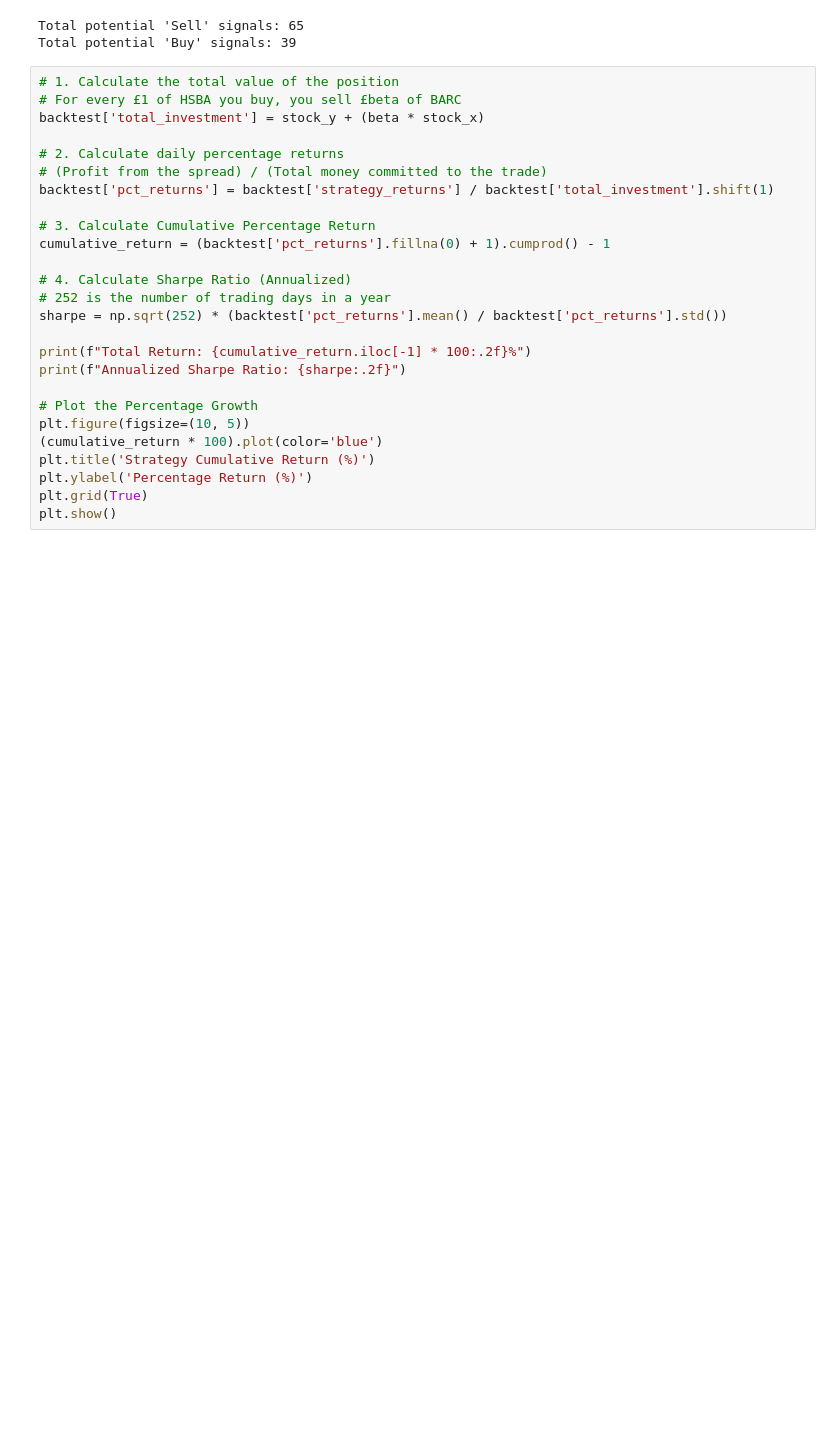
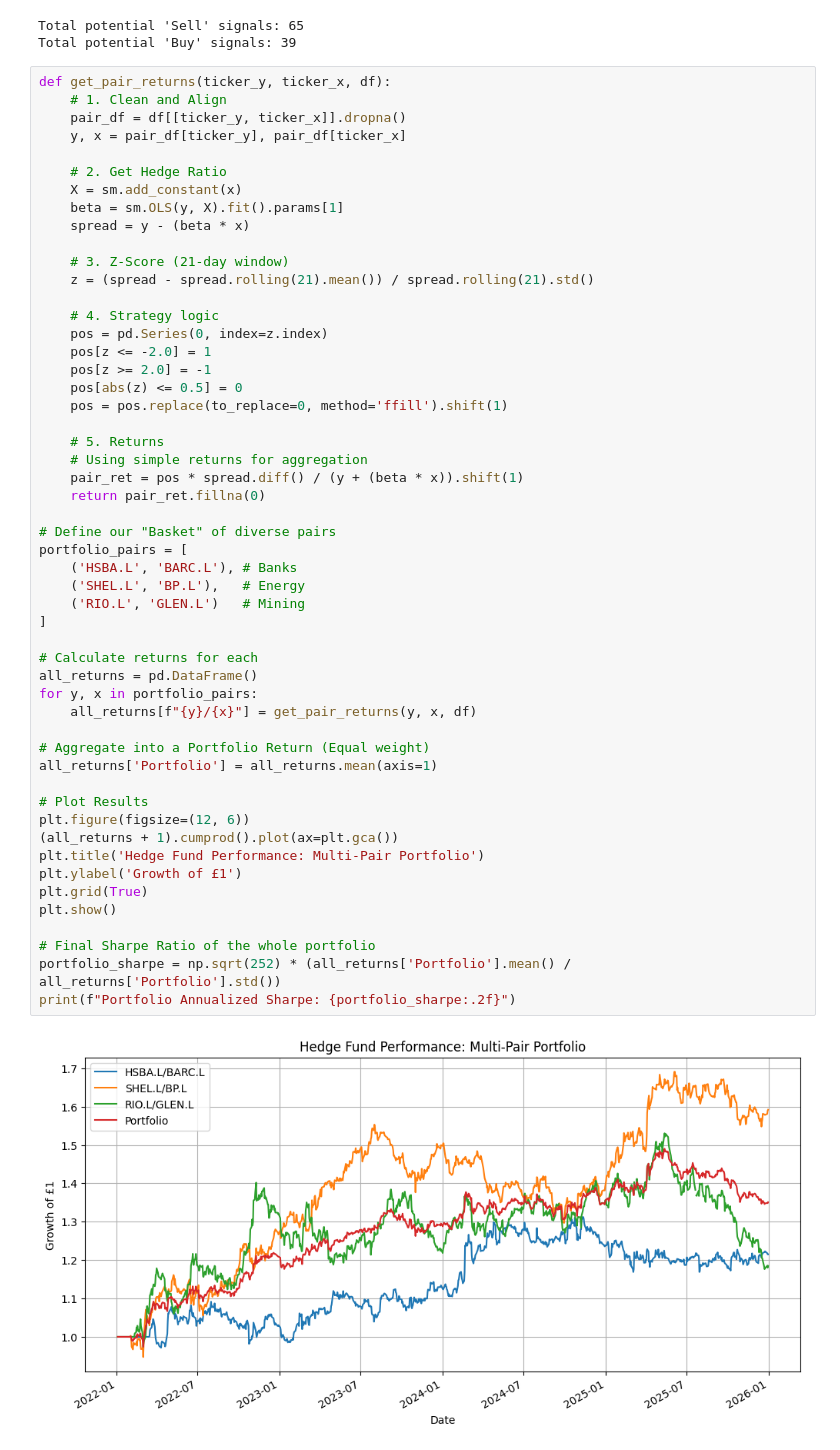
Before and after one commit to Vish27010/Statistical-Arbitrage-FTSE100, a Jupyter notebook: notebooks/01_pair_exploration.ipynb, the cells around one changed output. Cells and saved outputs as stored; diff of their text form; blank space fills up the shorter version.

Commit message:
feat: implement multi-pair scanning and portfolio aggregation

```diff
--- a/notebooks/01_pair_exploration.ipynb
+++ b/notebooks/01_pair_exploration.ipynb
@@ -119,29 +119,56 @@ print(f"Total potential 'Buy' signals: {trades_low}")
 Total potential 'Sell' signals: 65
 Total potential 'Buy' signals: 39
 # %%
-# 1. Calculate the total value of the position
-# For every £1 of HSBA you buy, you sell £beta of BARC
-backtest['total_investment'] = stock_y + (beta * stock_x)
+def get_pair_returns(ticker_y, ticker_x, df):
+    # 1. Clean and Align
+    pair_df = df[[ticker_y, ticker_x]].dropna()
+    y, x = pair_df[ticker_y], pair_df[ticker_x]
 
-# 2. Calculate daily percentage returns
-# (Profit from the spread) / (Total money committed to the trade)
-backtest['pct_returns'] = backtest['strategy_returns'] / backtest['total_investment'].shift(1)
+    # 2. Get Hedge Ratio
+    X = sm.add_constant(x)
+    beta = sm.OLS(y, X).fit().params[1]
+    spread = y - (beta * x)
 
-# 3. Calculate Cumulative Percentage Return
-cumulative_return = (backtest['pct_returns'].fillna(0) + 1).cumprod() - 1
+    # 3. Z-Score (21-day window)
+    z = (spread - spread.rolling(21).mean()) / spread.rolling(21).std()
 
-# 4. Calculate Sharpe Ratio (Annualized)
-# 252 is the number of trading days in a year
-sharpe = np.sqrt(252) * (backtest['pct_returns'].mean() / backtest['pct_returns'].std())
+    # 4. Strategy logic
+    pos = pd.Series(0, index=z.index)
+    pos[z <= -2.0] = 1
+    pos[z >= 2.0] = -1
+    pos[abs(z) <= 0.5] = 0
+    pos = pos.replace(to_replace=0, method='ffill').shift(1)
 
-print(f"Total Return: {cumulative_return.iloc[-1] * 100:.2f}%")
-print(f"Annualized Sharpe Ratio: {sharpe:.2f}")
+    # 5. Returns
+    # Using simple returns for aggregation
+    pair_ret = pos * spread.diff() / (y + (beta * x)).shift(1)
+    return pair_ret.fillna(0)
 
-# Plot the Percentage Growth
-plt.figure(figsize=(10, 5))
-(cumulative_return * 100).plot(color='blue')
-plt.title('Strategy Cumulative Return (%)')
-plt.ylabel('Percentage Return (%)')
+# Define our "Basket" of diverse pairs
+portfolio_pairs = [
+    ('HSBA.L', 'BARC.L'), # Banks
+    ('SHEL.L', 'BP.L'),   # Energy
+    ('RIO.L', 'GLEN.L')   # Mining
+]
+
+# Calculate returns for each
+all_returns = pd.DataFrame()
+for y, x in portfolio_pairs:
+    all_returns[f"{y}/{x}"] = get_pair_returns(y, x, df)
+
+# Aggregate into a Portfolio Return (Equal weight)
+all_returns['Portfolio'] = all_returns.mean(axis=1)
+
+# Plot Results
+plt.figure(figsize=(12, 6))
+(all_returns + 1).cumprod().plot(ax=plt.gca())
+plt.title('Hedge Fund Performance: Multi-Pair Portfolio')
+plt.ylabel('Growth of £1')
 plt.grid(True)
 plt.show()
+
+# Final Sharpe Ratio of the whole portfolio
+portfolio_sharpe = np.sqrt(252) * (all_returns['Portfolio'].mean() / all_returns['Portfolio'].std())
+print(f"Portfolio Annualized Sharpe: {portfolio_sharpe:.2f}")
 # %% [output]
+[figure, new version]
```
Also changed, not shown: parts of 2 cells of this notebook.
